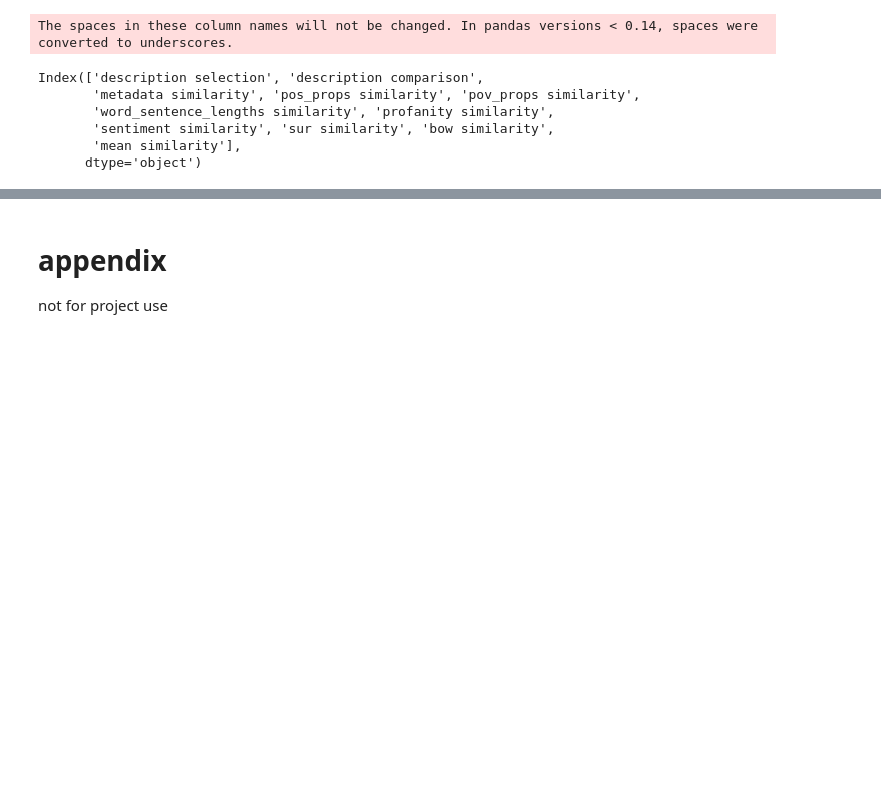
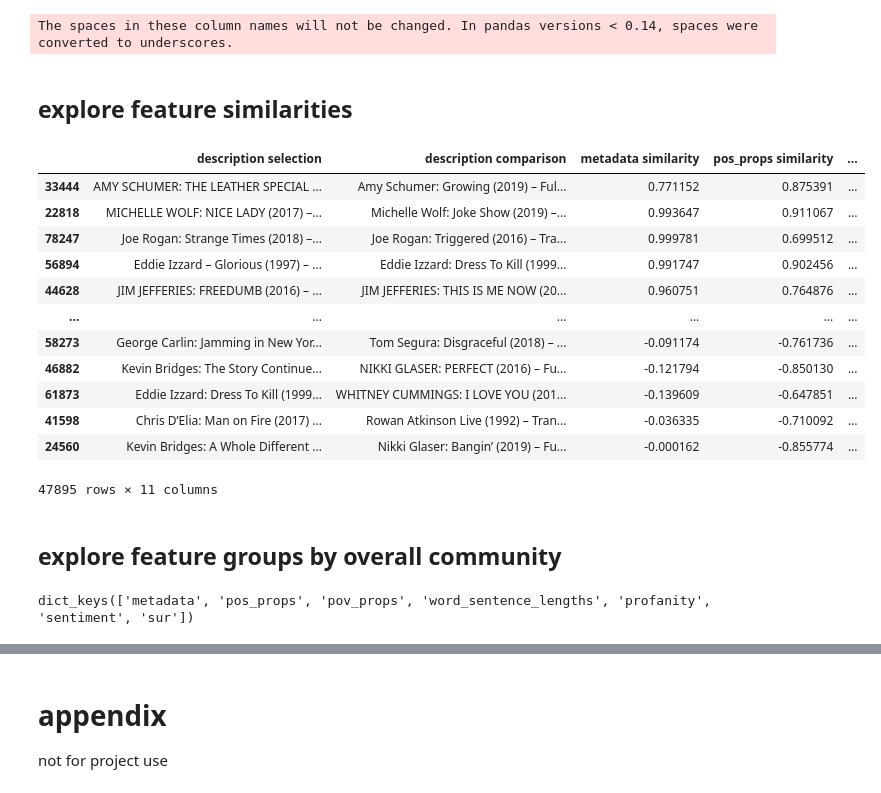
Before and after one commit to jrioross/standup-comedy-NLP, a Jupyter notebook: notebooks/06_clustering_and_recommendations.ipynb, the cells around one changed output, grey strips where cells are left out. Cells and saved outputs as stored; diff of their text form; code cells hidden in the pictures; blank space fills up the shorter version.

```diff
--- a/notebooks/06_clustering_and_recommendations.ipynb
+++ b/notebooks/06_clustering_and_recommendations.ipynb
@@ -624,12 +624,28 @@ graph_df_all_features = (all_features.loc[all_features['mean similarity'] < 0.99
                             .drop_duplicates(subset = 'mean similarity', keep = 'first')
         )
 graph_df_all_features.to_csv('../data/graph_df_all_features.csv', index = False)
-# %%
-graph_df_all_features.columns
-# %% [output]
-Index(['description selection', 'description comparison',
-       'metadata similarity', 'pos_props similarity', 'pov_props similarity',
-       'word_sentence_lengths similarity', 'profanity similarity',
-       'sentiment similarity', 'sur similarity', 'bow similarity',
-       'mean similarity'],
-      dtype='object')
+# %% [markdown]
+## explore feature similarities
+# %%
+graph_df_all_features.sort_values('mean similarity', ascending = False)
+# %% [output]
+|  | description selection | description comparison | metadata similarity | pos_props similarity | ... |
+| 33444 | AMY SCHUMER: THE LEATHER SPECIAL ... | Amy Schumer: Growing (2019) – Ful... | 0.771152 | 0.875391 | ... |
+| 22818 | MICHELLE WOLF: NICE LADY (2017) –... | Michelle Wolf: Joke Show (2019) –... | 0.993647 | 0.911067 | ... |
+| 78247 | Joe Rogan: Strange Times (2018) –... | Joe Rogan: Triggered (2016) – Tra... | 0.999781 | 0.699512 | ... |
+| 56894 | Eddie Izzard – Glorious (1997) – ... | Eddie Izzard: Dress To Kill (1999... | 0.991747 | 0.902456 | ... |
+| 44628 | JIM JEFFERIES: FREEDUMB (2016) – ... | JIM JEFFERIES: THIS IS ME NOW (20... | 0.960751 | 0.764876 | ... |
+| ... | ... | ... | ... | ... | ... |
+| 58273 | George Carlin: Jamming in New Yor... | Tom Segura: Disgraceful (2018) – ... | -0.091174 | -0.761736 | ... |
+| 46882 | Kevin Bridges: The Story Continue... | NIKKI GLASER: PERFECT (2016) – Fu... | -0.121794 | -0.850130 | ... |
+| 61873 | Eddie Izzard: Dress To Kill (1999... | WHITNEY CUMMINGS: I LOVE YOU (201... | -0.139609 | -0.647851 | ... |
+| 41598 | Chris D’Elia: Man on Fire (2017) ... | Rowan Atkinson Live (1992) – Tran... | -0.036335 | -0.710092 | ... |
+| 24560 | Kevin Bridges: A Whole Different ... | Nikki Glaser: Bangin’ (2019) – Fu... | -0.000162 | -0.855774 | ... |
+47895 rows × 11 columns
+# %% [markdown]
+## explore feature groups by overall community
+# %%
+feature_mean_coms = {group: pd.concat([df, metascripts['description']], axis = 1).merge(descom_df) for group, df in features_dict.items()}
+feature_mean_coms.keys()
+# %% [output]
+dict_keys(['metadata', 'pos_props', 'pov_props', 'word_sentence_lengths', 'profanity', 'sentiment', 'sur'])
```
Also changed, not shown: parts of 2 cells of this notebook, 9 other files.
